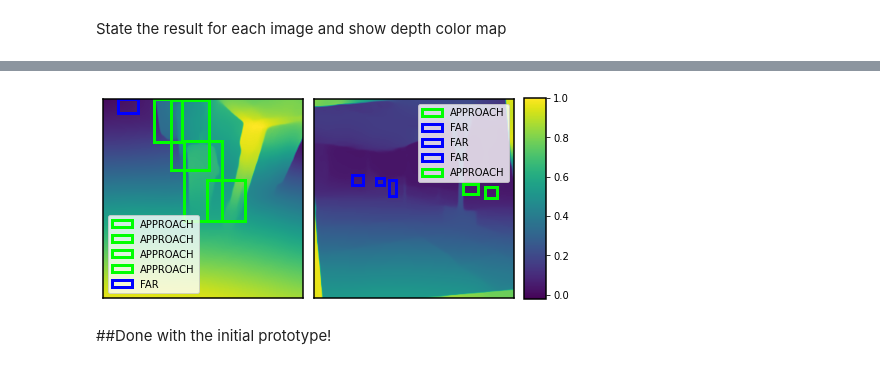
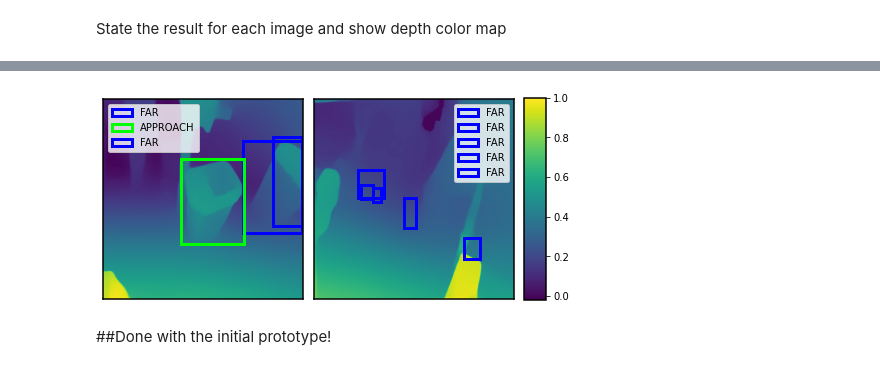
Before and after one commit to AstroNoodles/Mini-Projects, a Jupyter notebook: JR_Depth_Detection.ipynb, the cells around one changed output, grey strips where cells are left out. Cells and saved outputs as stored; diff of their text form; code cells hidden in the pictures.

```diff
--- a/JR_Depth_Detection.ipynb
+++ b/JR_Depth_Detection.ipynb
@@ -373,8 +370,6 @@ def predict_depth(img: np.ndarray, midas_model, device, model_type="DPT Hybrid")
   else:
     transform = midas_preprocess.small_transform
 
-  img = cv2.cvtColor(img, cv2.COLOR_BGR2RGB)
-
   output = quick_predict(midas_model, transform, img)
   return normalize(output)
 # %% [markdown]
@@ -385,6 +380,7 @@ color_bar_pos = [1, 0.15, 0.05, 0.7]
 
 for i, image in enumerate(images):
   image_cv = cv2.imread(image)
+  image_cv = cv2.cvtColor(image_cv, cv2.COLOR_BGR2RGB)
   # image_cv = cv2.resize(image_cv, (DESIRED_WIDTH, DESIRED_HEIGHT), interpolation = cv2.INTER_AREA)
 
   depth_image = predict_depth(image_cv, midas, DEVICE)
@@ -420,3 +416,20 @@ class DepthColor(Enum):
   CLOSE = '#ff0000'
   APPROACH = '#00ff00'
   FAR = '#0000ff'
+# %%
+# Coordinate Indexing vs Numpy Indexing
+im = cv2.imread(images[0])
+im = cv2.cvtColor(im, cv2.COLOR_BGR2RGB)
+
+xmin, ymin, xmax, ymax = bboxes[0].at[0, 'xmin'], bboxes[0].at[0, 'ymin'], bboxes[0].at[0, 'xmax'], bboxes[0].at[0, 'ymax']
+xmin, ymin, xmax, ymax = int(xmin), int(ymin), int(np.ceil(xmax)), int(np.ceil(ymax))
+fig, (ax1, ax2) = plt.subplots(1, 2)
+
+ax1.imshow(im)
+rect = patches.Rectangle((xmin, ymin), xmax - xmin, ymax - ymin, facecolor = 'none', edgecolor = 'b', linewidth=2)
+ax1.add_patch(rect)
+ax1.tick_params(**tick_params)
+
+section = im[ymin:ymax, xmin:xmax] # Reverse the order!
+ax2.imshow(section)
+ax2.tick_params(**tick_params)
@@ -438,44 +453,52 @@ def detect_depth(avg_depth, class_type):
 State the result for each image and show depth color map
 # %%
 fig, axes = plt.subplots(1, len(bboxes))
-for i, image in enumerate(images):
-  bboxes_new = []
 
-  image_cv = cv2.imread(image)
-  # image_cv = cv2.resize(image_cv, (DESIRED_WIDTH, DESIRED_HEIGHT), interpolation = cv2.INTER_AREA)
+def depth_vis(images, midas, fig, axes, bboxes, device=DEVICE, tick_params=tick_params, colorbarpos=color_bar_pos):
+  for i, image in enumerate(images):
+    bboxes_new = []
 
-  depth_image = predict_depth(image_cv, midas, DEVICE)
+    if type(image) == str:
+      image_cv = cv2.imread(image)
+    else:
+      image_cv = image
 
-  ax_image = axes[i].imshow(depth_image)
+    image_cv = cv2.cvtColor(image_cv, cv2.COLOR_BGR2RGB)
 
-  bboxes_current: pd.DataFrame = bboxes[i]
+    depth_image = predict_depth(image_cv, midas, DEVICE)
 
-  print(image.upper())
-  print('-' * 50)
-  # Index numpy array for all bounding boxes
-  for df_index, df_row in bboxes_current.iterrows():
-    xmin, ymin = (int(df_row['xmin']), int(df_row['ymin']))
-    xmax, ymax = (np.ceil(df_row['xmax']).astype(int), np.ceil(df_row['ymax']).astype(int))
-    print(xmin, xmax, ymin, ymax)
-    np_bbox = depth_image[xmin:xmax, ymin:ymax]
+    ax_image = axes[i].imshow(depth_image)
 
-    if np_bbox.size != 0:
-      bbox_mean_depth = np.mean(np_bbox)
-      print(bbox_mean_depth)
-      depth_type, msg = detect_depth(bbox_mean_depth, df_row['name'])
-      rect = patches.Rectangle((xmin, ymin), xmax - xmin, ymax - ymin,
-                              linewidth=THICKNESS, edgecolor=depth_type.value, label=depth_type.name, facecolor='none')
-      axes[i].add_patch(rect)
-      bboxes_new.append(depth_type.name)
-      print(msg, '\n')
-    else:
-      print()
+    bboxes_current: pd.DataFrame = bboxes[i]
+    print(bboxes_current)
+    print(image.upper() if type(image) == str else "FRAME")
+    print('-' * 50)
+    # Index numpy array for all bounding boxes
+    for df_index, df_row in bboxes_current.iterrows():
+      xmin, ymin = (int(df_row['xmin']), int(df_row['ymin']))
+      xmax, ymax = (np.ceil(df_row['xmax']).astype(int), np.ceil(df_row['ymax']).astype(int))
+      #print(xmin, xmax, ymin, ymax)
+      np_bbox = depth_image[ymin:ymax, xmin:xmax]
 
-    print('-' * 50)
-    axes[i].legend(bboxes_new)
-    axes[i].tick_params(**tick_params)
+      if np_bbox.size != 0:
+        bbox_mean_depth = np.median(np_bbox)
+        print(bbox_mean_depth)
+        depth_type, msg = detect_depth(bbox_mean_depth, df_row['name'])
+        rect = patches.Rectangle((xmin, ymin), xmax - xmin, ymax - ymin,
+                                linewidth=THICKNESS, edgecolor=depth_type.value, label=depth_type.name, facecolor='none')
+        axes[i].add_patch(rect)
+        bboxes_new.append(depth_type.name)
+        print(msg, '\n')
+      else:
+        print()
 
-fig.tight_layout()
-cbar_ax = fig.add_axes(color_bar_pos)
-fig.colorbar(ax_image, cax=cbar_ax)
+      print('-' * 50)
+      axes[i].legend(bboxes_new)
+      axes[i].tick_params(**tick_params)
+
+  fig.tight_layout()
+  cbar_ax = fig.add_axes(color_bar_pos)
+  fig.colorbar(ax_image, cax=cbar_ax)
+
+depth_vis(images, midas, fig, axes, bboxes)
 # %% [output]
@@ -500,4 +522,4 @@ Approaching car. Be prepared to steer away.
-[figure, old version]
+[figure, new version]
 # %% [markdown]
 ##Done with the initial prototype!
 # %% [markdown]
```
Also changed, not shown: parts of 15 cells of this notebook.
